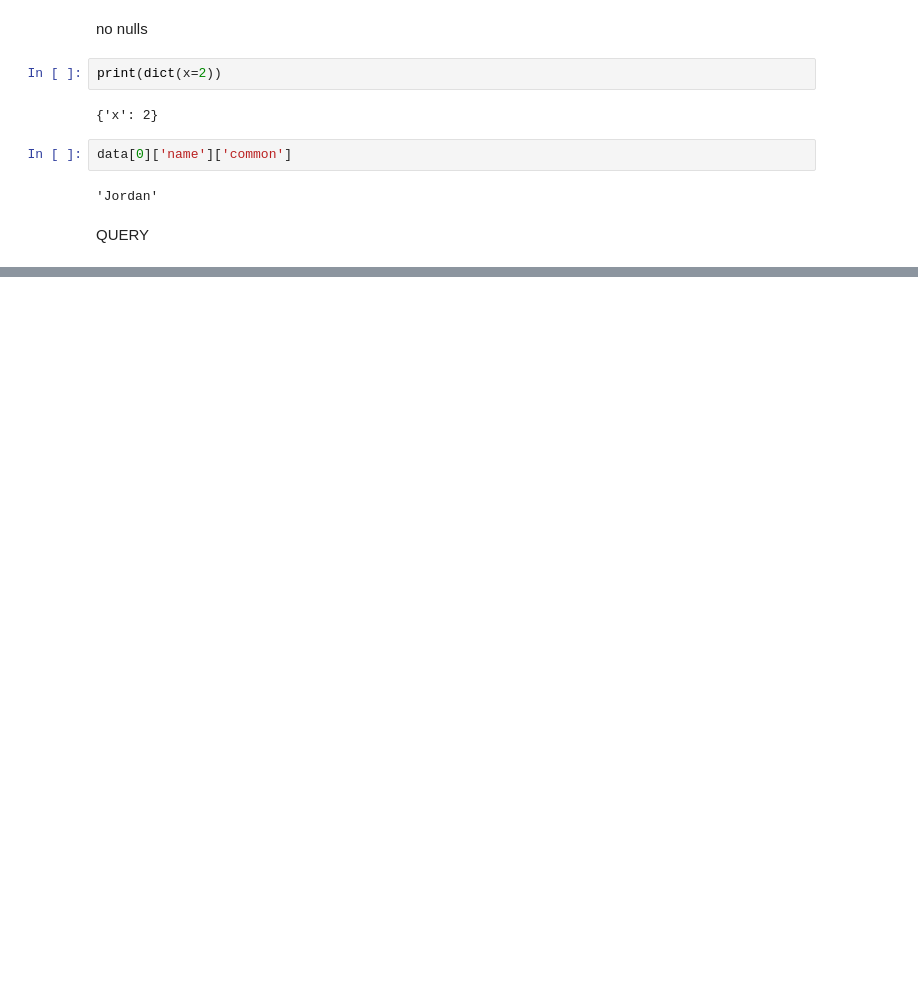
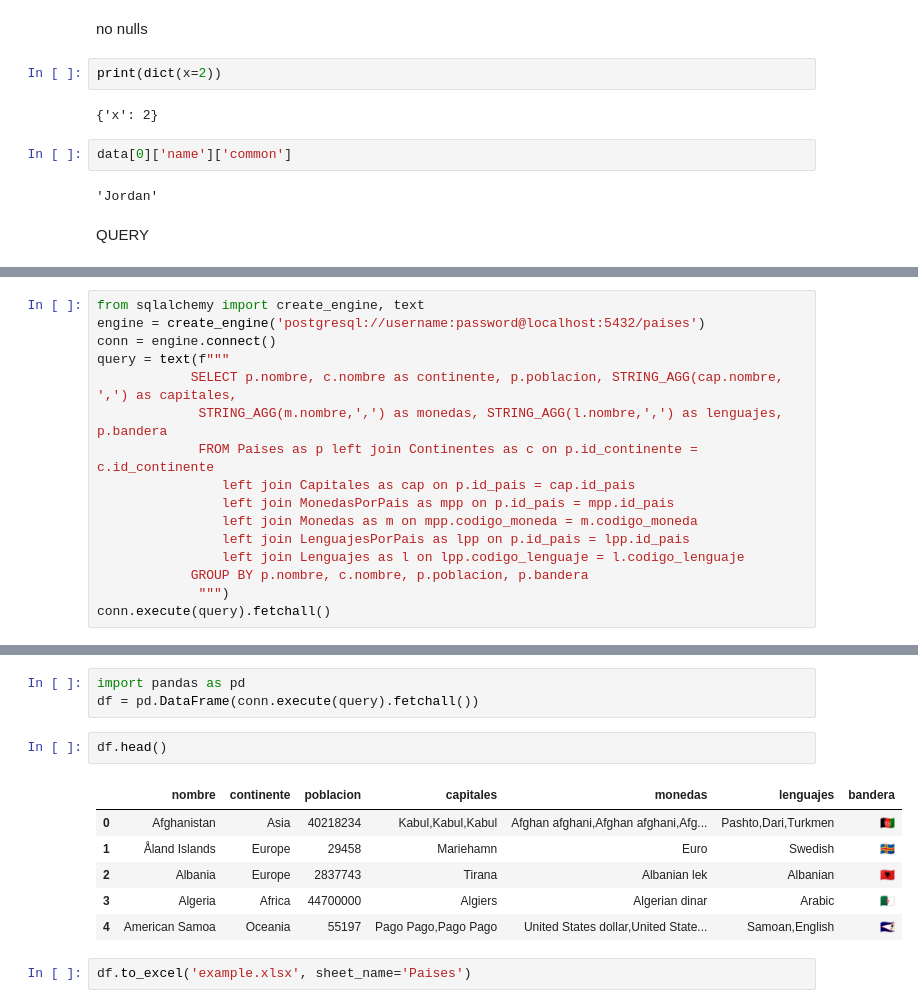
Before and after one commit to tomaszbk/vemo-python, a Jupyter notebook: challenge.ipynb, the cells around one changed output, grey strips where cells are left out. Cells and saved outputs as stored; diff of their text form; blank space fills up the shorter version.

Commit message:
excel progress

```diff
--- a/challenge.ipynb
+++ b/challenge.ipynb
@@ -161,0 +154,16 @@ conn.execute(query).fetchall()
+# %%
+from sqlalchemy import create_engine, text
+engine = create_engine('postgresql://username:password@localhost:5432/paises')
+conn = engine.connect()
+query = text(f"""
+            SELECT p.nombre, c.nombre as continente, p.poblacion, STRING_AGG(cap.nombre, ',') as capitales,
+             STRING_AGG(m.nombre,',') as monedas, STRING_AGG(l.nombre,',') as lenguajes, p.bandera
+             FROM Paises as p left join Continentes as c on p.id_continente = c.id_continente
+                left join Capitales as cap on p.id_pais = cap.id_pais
+                left join MonedasPorPais as mpp on p.id_pais = mpp.id_pais
+                left join Monedas as m on mpp.codigo_moneda = m.codigo_moneda
+                left join LenguajesPorPais as lpp on p.id_pais = lpp.id_pais
+                left join Lenguajes as l on lpp.codigo_lenguaje = l.codigo_lenguaje
+            GROUP BY p.nombre, c.nombre, p.poblacion, p.bandera
+             """)
+conn.execute(query).fetchall()
@@ -161,0 +188,14 @@ conn.execute(query).fetchall()
+# %%
+import pandas as pd
+df = pd.DataFrame(conn.execute(query).fetchall())
+# %%
+df.head()
+# %% [output]
+|  | nombre | continente | poblacion | capitales | monedas | lenguajes | bandera |
+| 0 | Afghanistan | Asia | 40218234 | Kabul,Kabul,Kabul | Afghan afghani,Afghan afghani,Afg... | Pashto,Dari,Turkmen | 🇦🇫 |
+| 1 | Åland Islands | Europe | 29458 | Mariehamn | Euro | Swedish | 🇦🇽 |
+| 2 | Albania | Europe | 2837743 | Tirana | Albanian lek | Albanian | 🇦🇱 |
+| 3 | Algeria | Africa | 44700000 | Algiers | Algerian dinar | Arabic | 🇩🇿 |
+| 4 | American Samoa | Oceania | 55197 | Pago Pago,Pago Pago | United States dollar,United State... | Samoan,English | 🇦🇸 |
+# %%
+df.to_excel('example.xlsx', sheet_name='Paises')
```
Also changed, not shown: parts of 5 cells of this notebook, 4 other files.
